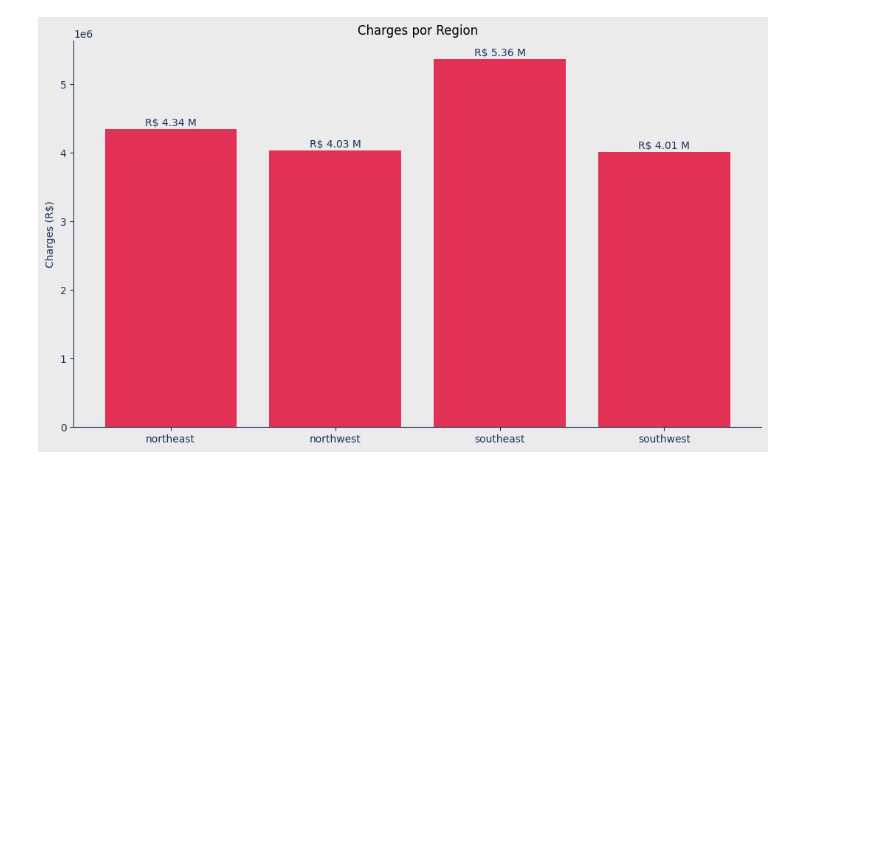
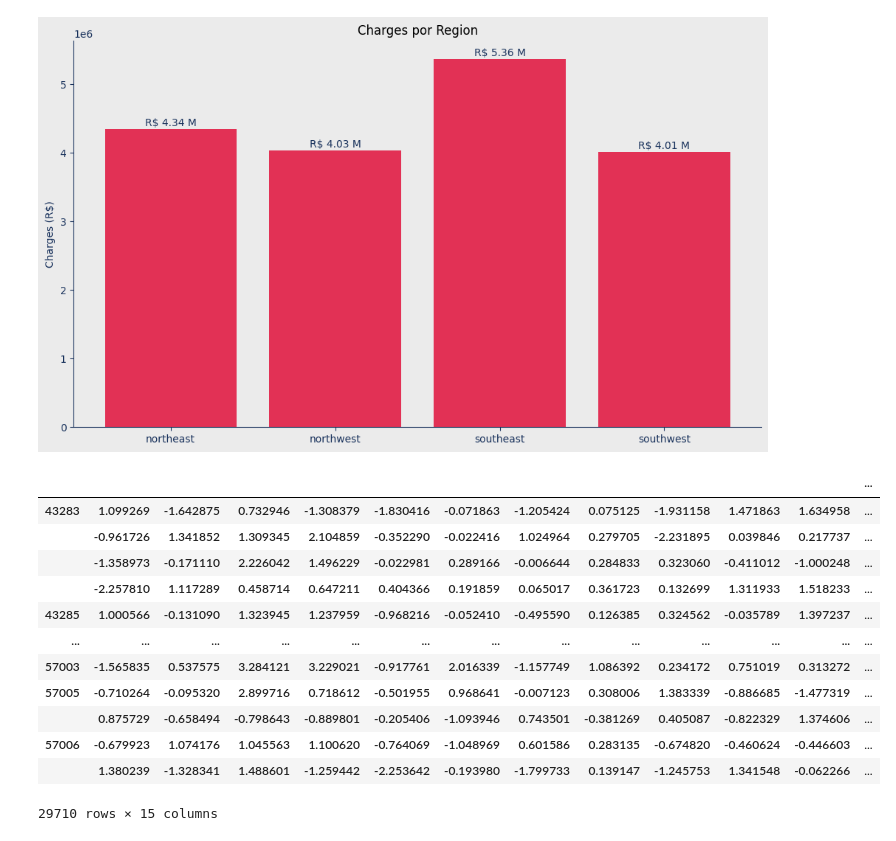
Before and after one commit to carlosks/carlosks, a Jupyter notebook: Untitled2.ipynb, the cells around one changed output. Drawn from its saved outputs; the diff is of its cells as text; code cells hidden in the pictures; blank space fills up the shorter version.

```diff
--- a/Untitled2.ipynb
+++ b/Untitled2.ipynb
@@ -181,0 +185,16 @@ plt.show()
+# %%
+pd.read_csv('creditcard.csv')
+# %% [output]
+|  |  |  |  |  |  |  |  |  |  |  |  | ... |
+| 43283 | 1.099269 | -1.642875 | 0.732946 | -1.308379 | -1.830416 | -0.071863 | -1.205424 | 0.075125 | -1.931158 | 1.471863 | 1.634958 | ... |
+|  | -0.961726 | 1.341852 | 1.309345 | 2.104859 | -0.352290 | -0.022416 | 1.024964 | 0.279705 | -2.231895 | 0.039846 | 0.217737 | ... |
+|  | -1.358973 | -0.171110 | 2.226042 | 1.496229 | -0.022981 | 0.289166 | -0.006644 | 0.284833 | 0.323060 | -0.411012 | -1.000248 | ... |
+|  | -2.257810 | 1.117289 | 0.458714 | 0.647211 | 0.404366 | 0.191859 | 0.065017 | 0.361723 | 0.132699 | 1.311933 | 1.518233 | ... |
+| 43285 | 1.000566 | -0.131090 | 1.323945 | 1.237959 | -0.968216 | -0.052410 | -0.495590 | 0.126385 | 0.324562 | -0.035789 | 1.397237 | ... |
+| ... | ... | ... | ... | ... | ... | ... | ... | ... | ... | ... | ... | ... |
+| 57003 | -1.565835 | 0.537575 | 3.284121 | 3.229021 | -0.917761 | 2.016339 | -1.157749 | 1.086392 | 0.234172 | 0.751019 | 0.313272 | ... |
+| 57005 | -0.710264 | -0.095320 | 2.899716 | 0.718612 | -0.501955 | 0.968641 | -0.007123 | 0.308006 | 1.383339 | -0.886685 | -1.477319 | ... |
+|  | 0.875729 | -0.658494 | -0.798643 | -0.889801 | -0.205406 | -1.093946 | 0.743501 | -0.381269 | 0.405087 | -0.822329 | 1.374606 | ... |
+| 57006 | -0.679923 | 1.074176 | 1.045563 | 1.100620 | -0.764069 | -1.048969 | 0.601586 | 0.283135 | -0.674820 | -0.460624 | -0.446603 | ... |
+|  | 1.380239 | -1.328341 | 1.488601 | -1.259442 | -2.253642 | -0.193980 | -1.799733 | 0.139147 | -1.245753 | 1.341548 | -0.062266 | ... |
+29710 rows × 15 columns
```
Also changed, not shown: parts of 9 cells of this notebook.
